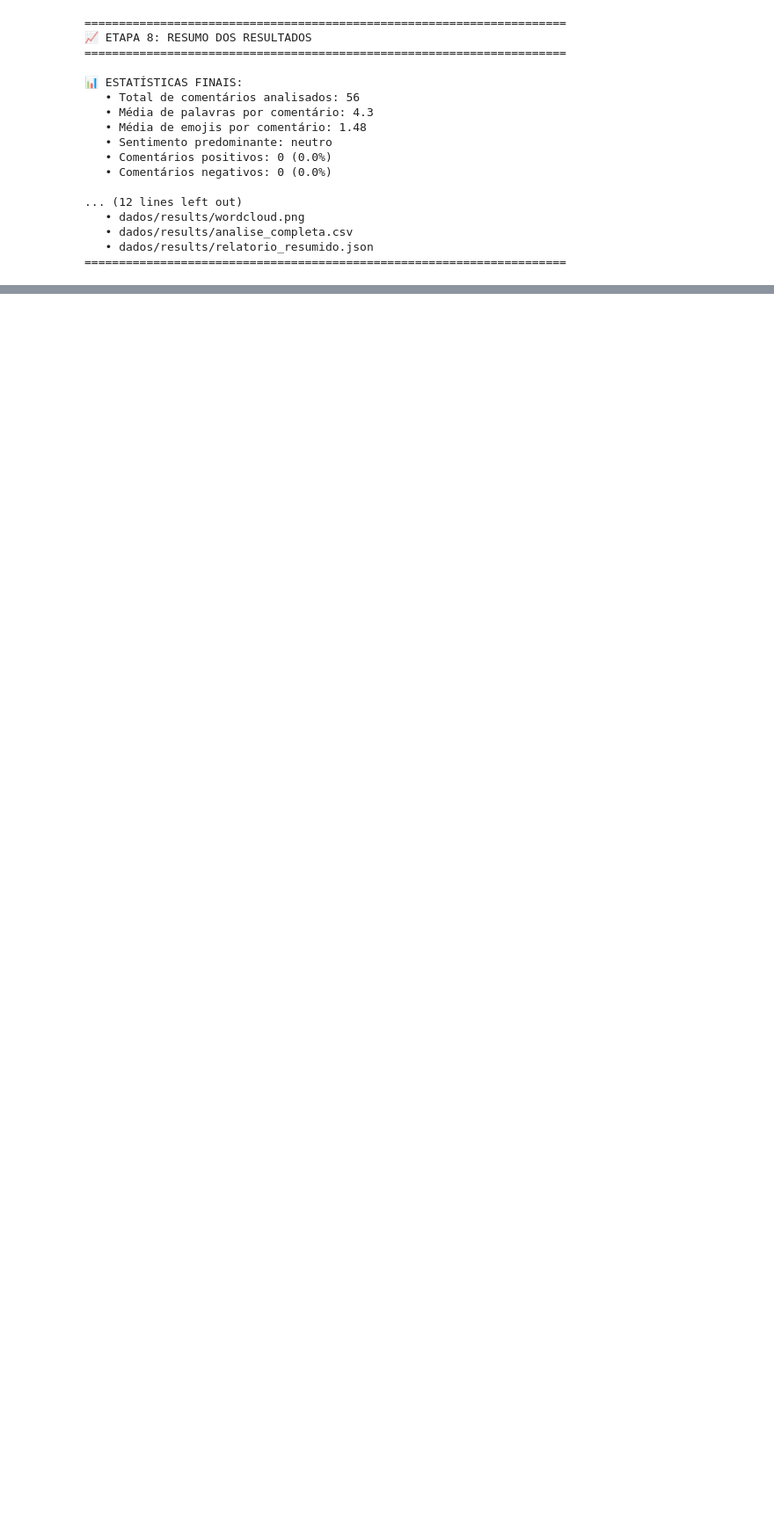
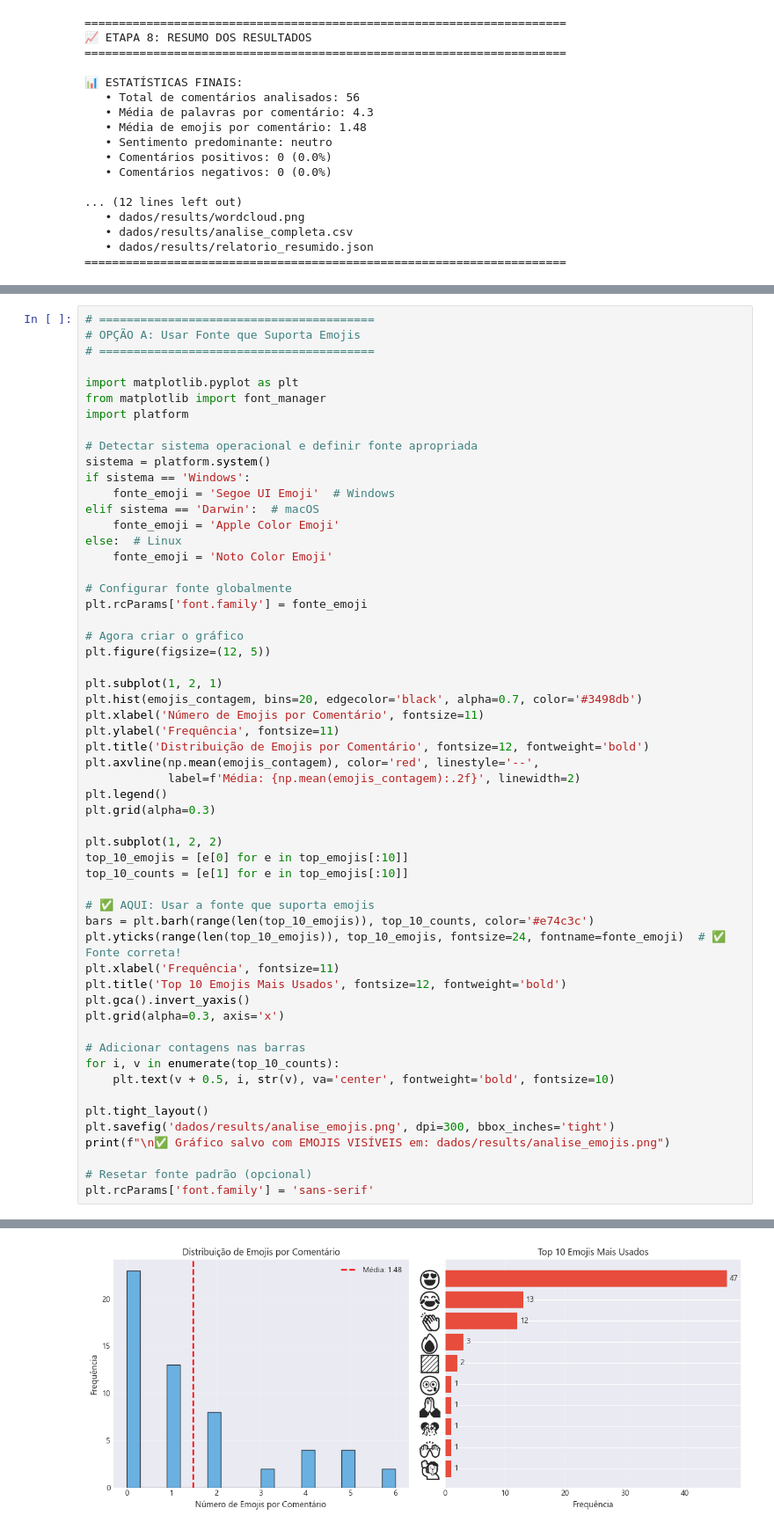
Before and after one commit to BeiraMar-G2/beira-mar-data-analytics, a Jupyter notebook: dados não estruturados/analise.ipynb, the cells around one changed output, grey strips where cells are left out. Shown at 88% size. Saved outputs shown, nothing was run; the diff lists cells and outputs as text; blank space fills up the shorter version.

```diff
--- a/dados não estruturados/analise.ipynb
+++ b/dados não estruturados/analise.ipynb
@@ -681,0 +738,57 @@ print("="*70)
+# %%
+# ========================================
+# OPÇÃO A: Usar Fonte que Suporta Emojis
+# ========================================
+
+import matplotlib.pyplot as plt
+from matplotlib import font_manager
+import platform
+
+# Detectar sistema operacional e definir fonte apropriada
+sistema = platform.system()
+if sistema == 'Windows':
+    fonte_emoji = 'Segoe UI Emoji'  # Windows
+elif sistema == 'Darwin':  # macOS
+    fonte_emoji = 'Apple Color Emoji'
+else:  # Linux
+    fonte_emoji = 'Noto Color Emoji'
+
+# Configurar fonte globalmente
+plt.rcParams['font.family'] = fonte_emoji
+
+# Agora criar o gráfico
+plt.figure(figsize=(12, 5))
+
+plt.subplot(1, 2, 1)
+plt.hist(emojis_contagem, bins=20, edgecolor='black', alpha=0.7, color='#3498db')
+plt.xlabel('Número de Emojis por Comentário', fontsize=11)
+plt.ylabel('Frequência', fontsize=11)
+plt.title('Distribuição de Emojis por Comentário', fontsize=12, fontweight='bold')
+plt.axvline(np.mean(emojis_contagem), color='red', linestyle='--',
+            label=f'Média: {np.mean(emojis_contagem):.2f}', linewidth=2)
+plt.legend()
+plt.grid(alpha=0.3)
+
+plt.subplot(1, 2, 2)
+top_10_emojis = [e[0] for e in top_emojis[:10]]
+top_10_counts = [e[1] for e in top_emojis[:10]]
+
+# ✅ AQUI: Usar a fonte que suporta emojis
+bars = plt.barh(range(len(top_10_emojis)), top_10_counts, color='#e74c3c')
+plt.yticks(range(len(top_10_emojis)), top_10_emojis, fontsize=24, fontname=fonte_emoji)  # ✅ Fonte correta!
+plt.xlabel('Frequência', fontsize=11)
+plt.title('Top 10 Emojis Mais Usados', fontsize=12, fontweight='bold')
+plt.gca().invert_yaxis()
+plt.grid(alpha=0.3, axis='x')
+
+# Adicionar contagens nas barras
+for i, v in enumerate(top_10_counts):
+    plt.text(v + 0.5, i, str(v), va='center', fontweight='bold', fontsize=10)
+
+plt.tight_layout()
+plt.savefig('dados/results/analise_emojis.png', dpi=300, bbox_inches='tight')
+print(f"\n✅ Gráfico salvo com EMOJIS VISÍVEIS em: dados/results/analise_emojis.png")
+
+# Resetar fonte padrão (opcional)
+plt.rcParams['font.family'] = 'sans-serif'
+# %% [output]
@@ -681,0 +796 @@ print("="*70)
+[figure, added]
```
Also changed, not shown: parts of 5 cells of this notebook, 20 other files.
